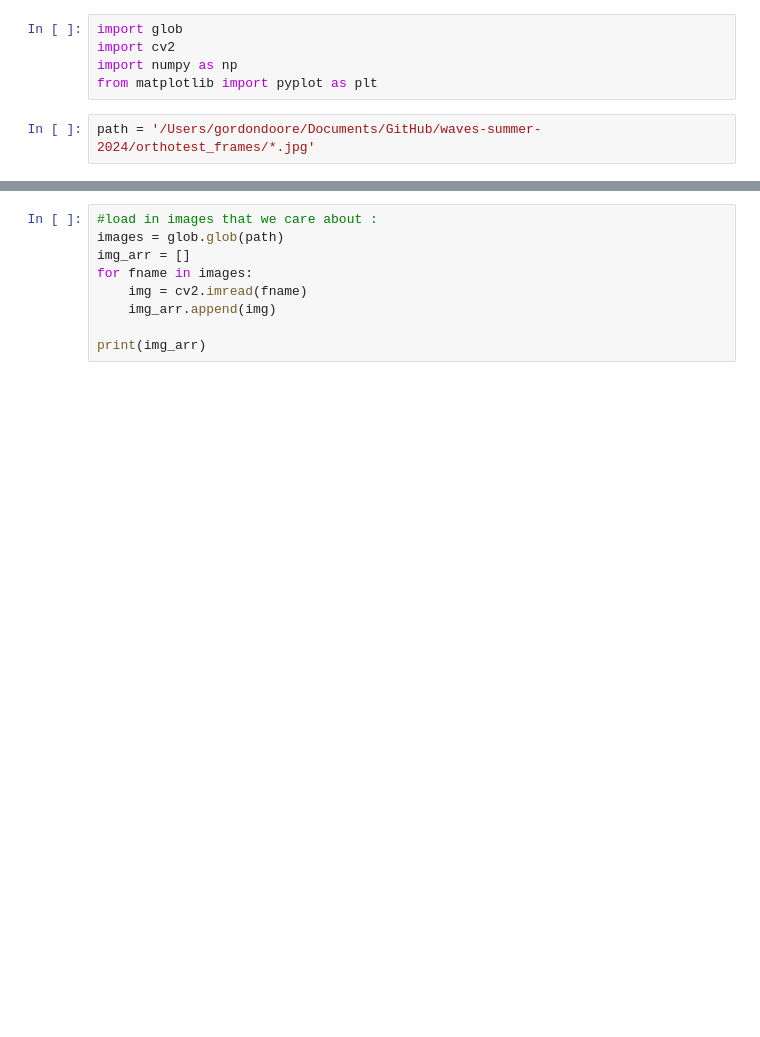
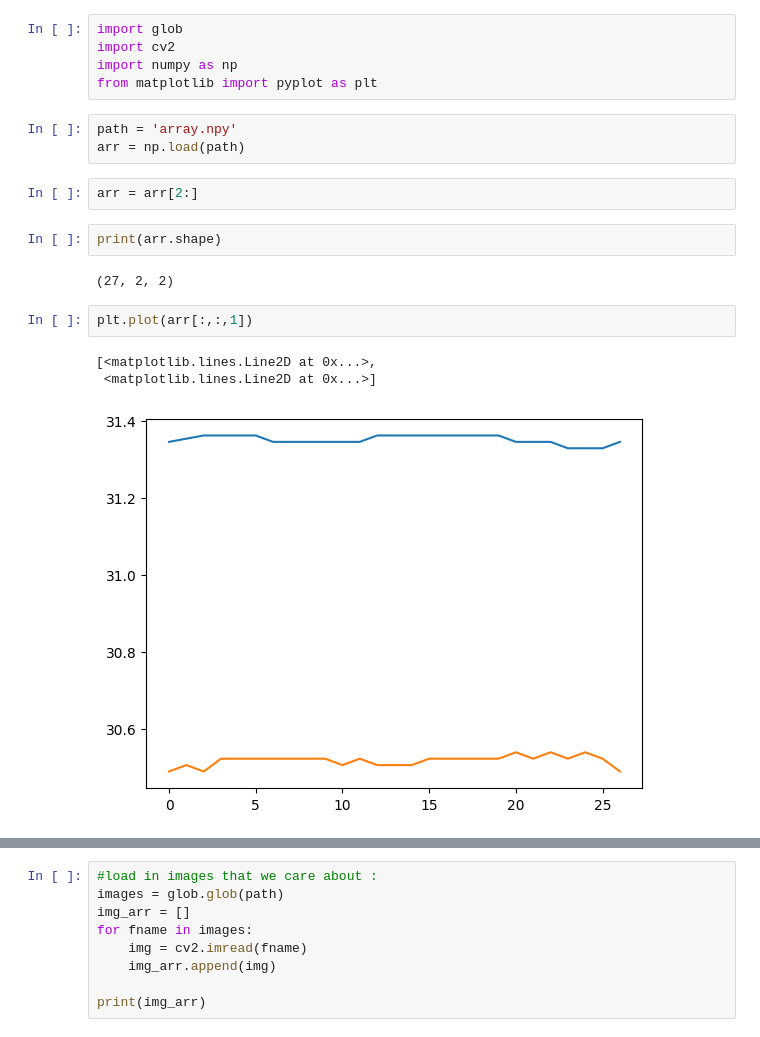
Before and after one commit to gordoncd/vidWFT, a Jupyter notebook: waves-analysis-05-28-2024.ipynb, the cells around one changed output, grey strips where cells are left out. Cells and saved outputs as stored; diff of their text form; blank space fills up the shorter version.

```diff
--- a/waves-analysis-05-28-2024.ipynb
+++ b/waves-analysis-05-28-2024.ipynb
@@ -3,5 +3,18 @@ import glob
 import cv2
 import numpy as np
 from matplotlib import pyplot as plt
-# %%
-path = '/Users/gordondoore/Documents/GitHub/waves-summer-2024/orthotest_frames/*.jpg'
+# %%
+path = 'array.npy'
+arr = np.load(path)
+# %%
+arr = arr[2:]
+# %%
+print(arr.shape)
+# %% [output]
+(27, 2, 2)
+# %%
+plt.plot(arr[:,:,1])
+# %% [output]
+[<matplotlib.lines.Line2D at 0x...>,
+ <matplotlib.lines.Line2D at 0x...>]
+[figure, added]
```
Also changed, not shown: parts of 2 cells of this notebook, 34 other files.
